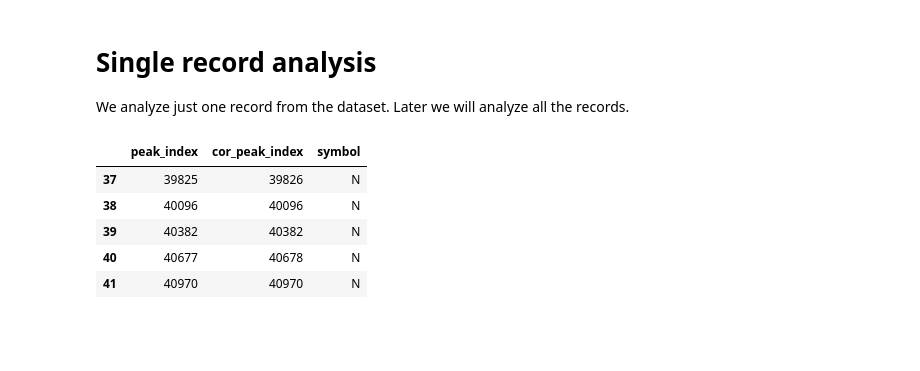
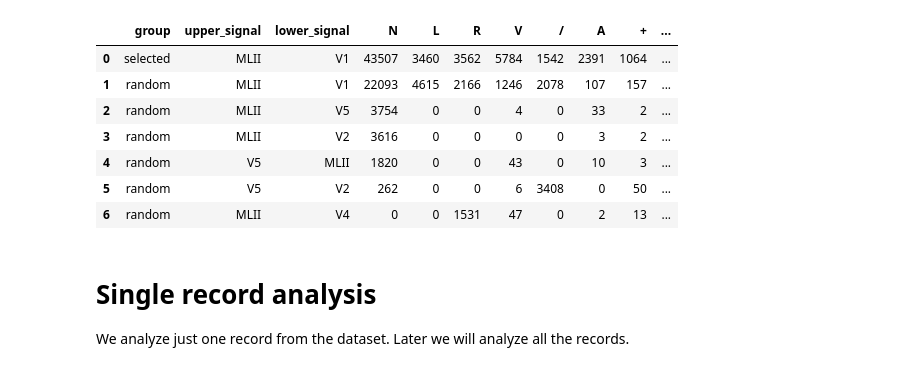
Before and after one commit to Vinicius667/ectopic_beats_detection, a Jupyter notebook: 02_neurokit.ipynb, the cells around one changed output. Saved outputs shown, nothing was run; the diff lists cells and outputs as text; code cells hidden in the pictures; blank space fills up the shorter version.

```diff
--- a/02_neurokit.ipynb
+++ b/02_neurokit.ipynb
@@ -7,8 +7,9 @@ for n in dir():
     if n == 'this': continue
     if n[0]!='_': delattr(this, n)
 
-from utils import *
-from globals import INDEX_TYPE, ECG_TYPE, BOOL_TYPE, ANN_TYPE
+
+from utils import create_compare_df, create_df_beats, create_dict_results, plot_results, calculate_metrics
+from globals import *
 import sys
 import neurokit2 as nk
 import pandas as pd
@@ -18,3 +19,11 @@ import numpy as np
 import pyarrow as pa
 from os.path import join
 import pyarrow as pa
+
+
+# Remove limit on columns displayed in pandas
+pd.set_option('display.max_columns', None)
+
+df_record_lead_ann = pd.read_parquet(join(dataframes_directory, 'df_record_lead_ann.parquet'))
+df_lead_ann_summery =  pd.read_parquet(join(dataframes_directory, 'df_lead_ann_summery.parquet'))
+methods=  ['hamilton2002', 'kalidas2017', 'rodrigues2020']
@@ -24,3 +30,14 @@ df_lead_ann_summery =  pd.read_parquet(join(dataframes_directory, 'df_lead_ann_s
+# %%
+df_lead_ann_summery
+# %% [output]
+|  | group | upper_signal | lower_signal | N | L | R | V | / | A | + | ... |
+| 0 | selected | MLII | V1 | 43507 | 3460 | 3562 | 5784 | 1542 | 2391 | 1064 | ... |
+| 1 | random | MLII | V1 | 22093 | 4615 | 2166 | 1246 | 2078 | 107 | 157 | ... |
+| 2 | random | MLII | V5 | 3754 | 0 | 0 | 4 | 0 | 33 | 2 | ... |
+| 3 | random | MLII | V2 | 3616 | 0 | 0 | 0 | 0 | 3 | 2 | ... |
+| 4 | random | V5 | MLII | 1820 | 0 | 0 | 43 | 0 | 10 | 3 | ... |
+| 5 | random | V5 | V2 | 262 | 0 | 0 | 6 | 3408 | 0 | 50 | ... |
+| 6 | random | MLII | V4 | 0 | 0 | 1531 | 47 | 0 | 2 | 13 | ... |
 # %% [markdown]
 # Single record analysis
 We analyze just one record from the dataset. Later we will analyze all the records.
@@ -44,38 +43,0 @@ last_used_sample = end_samples - discard_samples
-# %%
-# ECG signal
-ecg = pd.Series(record.p_signal[:,0], dtype=ECG_TYPE)[start_samples:end_samples]
-ann_beat_indexes = pd.Series(ann.sample, dtype=INDEX_TYPE)
-ann_beat_symbols= pd.Series(ann.symbol, dtype=ANN_TYPE)
-
-# Derised annotations (N - normal beat)
-derised_anns = ['N', 'P', 'f', 'L', 'R', 'Q']
-
-# Mask for time window and derised annotations
-mask_derised_ann = ann_beat_symbols.isin(derised_anns)
-
-# We are only interested in samples in the time window
-mask_time_window = (ann_beat_indexes >= start_samples) & (ann_beat_indexes < end_samples)
-
-mask_used_ann = mask_time_window & mask_derised_ann
-
-# Apply mask
-ann_beat_indexes = ann_beat_indexes[mask_used_ann].reset_index(drop = True)
-ann_beat_symbols = ann_beat_symbols[mask_used_ann].reset_index(drop = True)
-
-df_beats  = correct_peaks(ecg, ann_beat_indexes, fs)
-
-
-df_beats = df_beats.rename(columns = {'index' : 'peak_index', 'local_max' : 'cor_peak_index'}).merge(
-    pd.DataFrame({'peak_index' : ann_beat_indexes, 'symbol' : ann_beat_symbols}), on = 'peak_index', how = 'left', validate = 'one_to_one')
-
-# If the peak is not corrected, use the original peak index
-df_beats.loc[df_beats.cor_peak_index.isna(), 'cor_peak_index'] = df_beats.peak_index
-
-df_beats.tail()
-# %% [output]
-|  | peak_index | cor_peak_index | symbol |
-| 37 | 39825 | 39826 | N |
-| 38 | 40096 | 40096 | N |
-| 39 | 40382 | 40382 | N |
-| 40 | 40677 | 40678 | N |
-| 41 | 40970 | 40970 | N |
```
Also changed, not shown: parts of 27 cells of this notebook, 4 other files.
